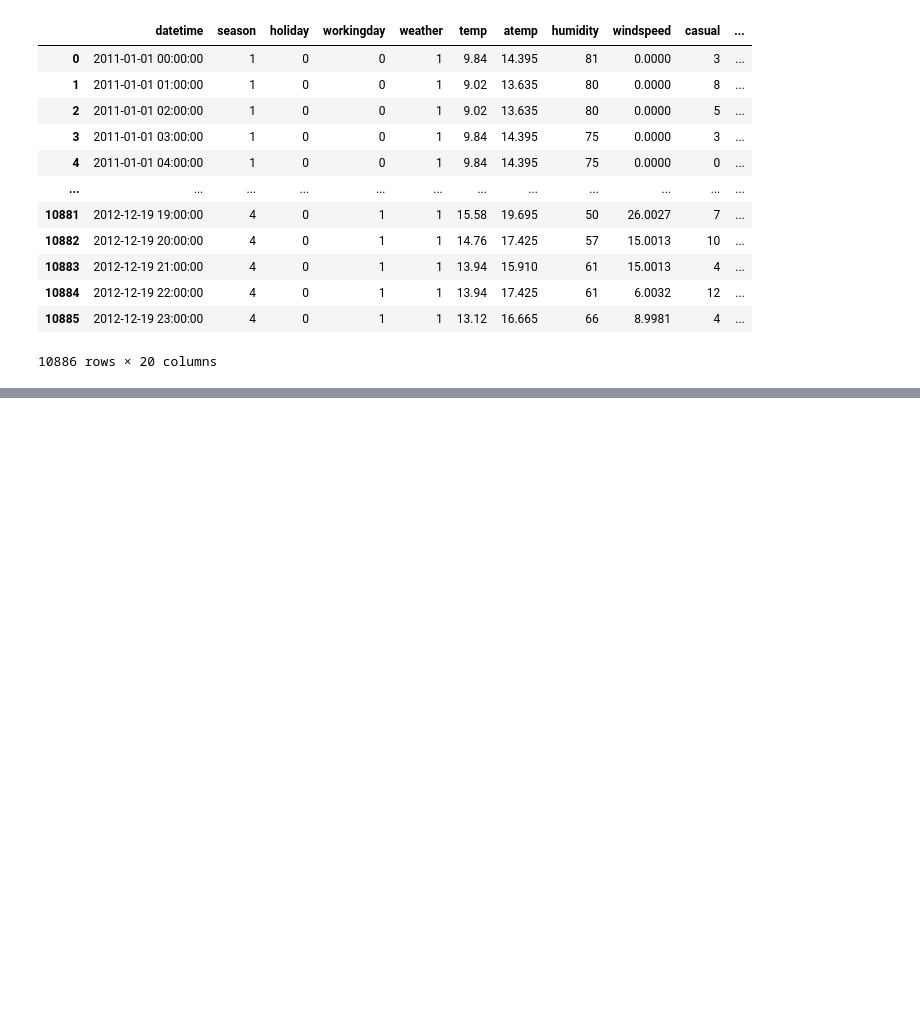
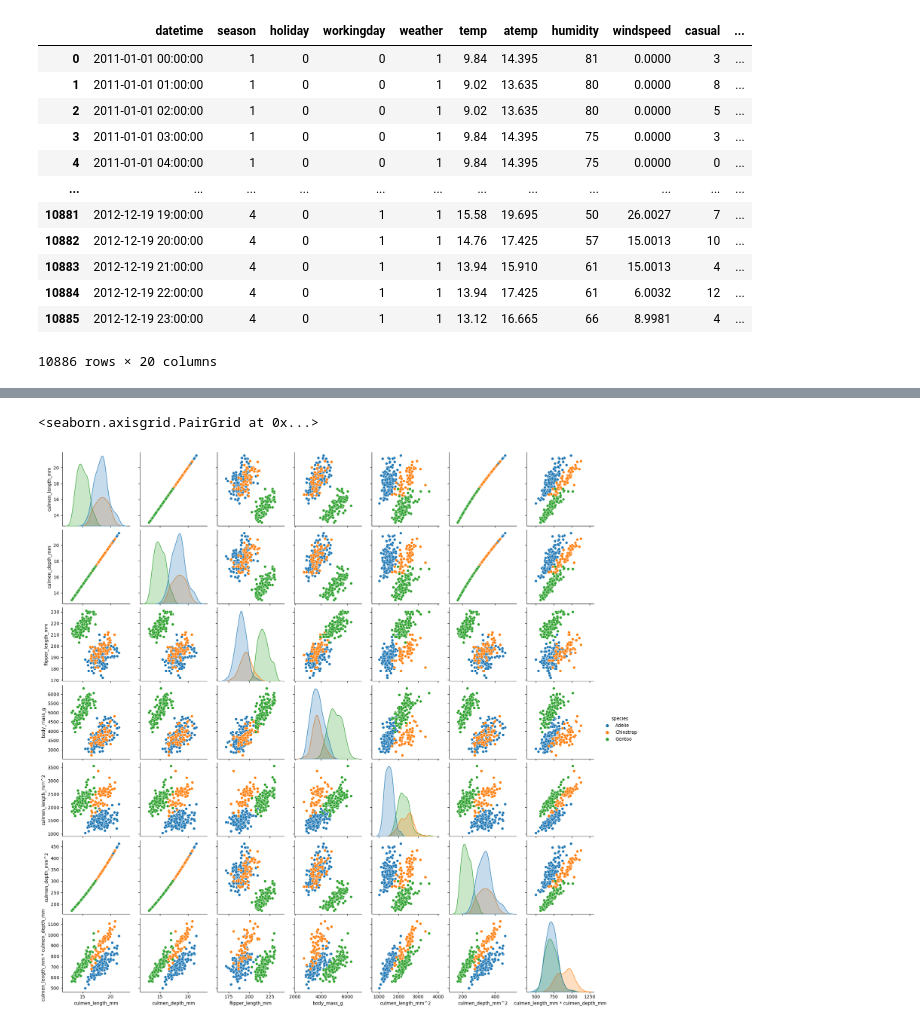
Before and after one commit to yunozon/datascience-py, a Jupyter notebook: study/feature_engineiring.ipynb, the cells around one changed output, grey strips where cells are left out. Cells and saved outputs as stored; diff of their text form; code cells hidden in the pictures; blank space fills up the shorter version.

```diff
--- a/study/feature_engineiring.ipynb
+++ b/study/feature_engineiring.ipynb
@@ -129,0 +132,4 @@ df
+# %%
+df = pd.read_csv('../data/penguins_size.csv')
+df.dropna(inplace=True)
+df
@@ -129,0 +178,7 @@ df
+# %%
+#  多項式特徴量を作成するためのモジュール
+from sklearn.preprocessing import PolynomialFeatures
+
+#  多項式特徴量を作成するためのインスタンス
+poly = PolynomialFeatures(degree=2, include_bias=False)
+df[['culmen_length_mm', 'culmen_length_mm', 'culmen_length_mm^2','culmen_length_mm * culmen_depth_mm', 'culmen_depth_mm^2',]] = poly.fit_transform(df[['culmen_length_mm', 'culmen_depth_mm']])
@@ -129,0 +201,5 @@ df
+# %%
+sns.pairplot(df, hue='species')
+# %% [output]
+<seaborn.axisgrid.PairGrid at 0x...>
+[figure, added]
```
Also changed, not shown: parts of 31 cells of this notebook, 2 other files.
